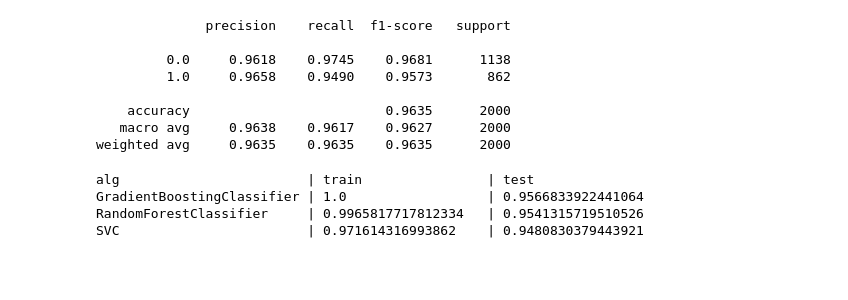
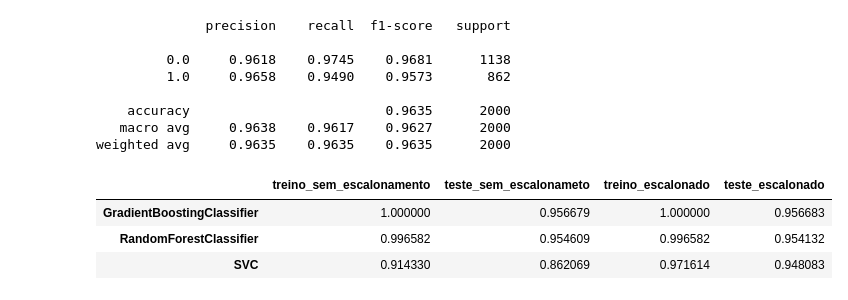
Before and after one commit to srcid/machine_learning, a Jupyter notebook: atividade07/atividade07.ipynb, the cells around one changed output. Cells and saved outputs as stored; diff of their text form; code cells hidden in the pictures; blank space fills up the shorter version.

```diff
--- a/atividade07/atividade07.ipynb
+++ b/atividade07/atividade07.ipynb
@@ -238,12 +238,17 @@ df_gs_esc['model'] = df_gs_esc['param_est'].astype(str).str.split('(',1,True)[0]
 # %%
 best_of_each_esc = df_gs_esc.groupby('model')['rank_test_score'].min()
 # %%
-print(f'{"alg":<26} | {"train":<20} | test')
+#print(f'{"alg":<26} | {"train":<20} | test')
 
 for i in best_of_each_esc.values:
-  print(f'{df_gs_esc.iloc[i-1,25]:<26} | {df_gs_esc.iloc[i-1, 23]:<20} | {df_gs_esc.iloc[i-1,17]}')
+  res[df_gs_esc.iloc[i-1,25]]["treino_escalonado"] = df_gs_esc.iloc[i-1, 23]
+  res[df_gs_esc.iloc[i-1,25]]["teste_escalonado"] = df_gs_esc.iloc[i-1,17]
+  #print(f'{df_gs_esc.iloc[i-1,25]:<26} | {df_gs_esc.iloc[i-1, 23]:<20} | {df_gs_esc.iloc[i-1,17]}')
-# %% [output]
-alg                        | train                | test
-GradientBoostingClassifier | 1.0                  | 0.9566833922441064
-RandomForestClassifier     | 0.9965817717812334   | 0.9541315719510526
-SVC                        | 0.971614316993862    | 0.9480830379443921
+# %%
+results = pd.DataFrame.from_dict(res, orient='index')
+results
+# %% [output]
+|  | treino_sem_escalonamento | teste_sem_escalonameto | treino_escalonado | teste_escalonado |
+| GradientBoostingClassifier | 1.000000 | 0.956679 | 1.000000 | 0.956683 |
+| RandomForestClassifier | 0.996582 | 0.954609 | 0.996582 | 0.954132 |
+| SVC | 0.914330 | 0.862069 | 0.971614 | 0.948083 |
```
Also changed, not shown: parts of 5 cells of this notebook.
